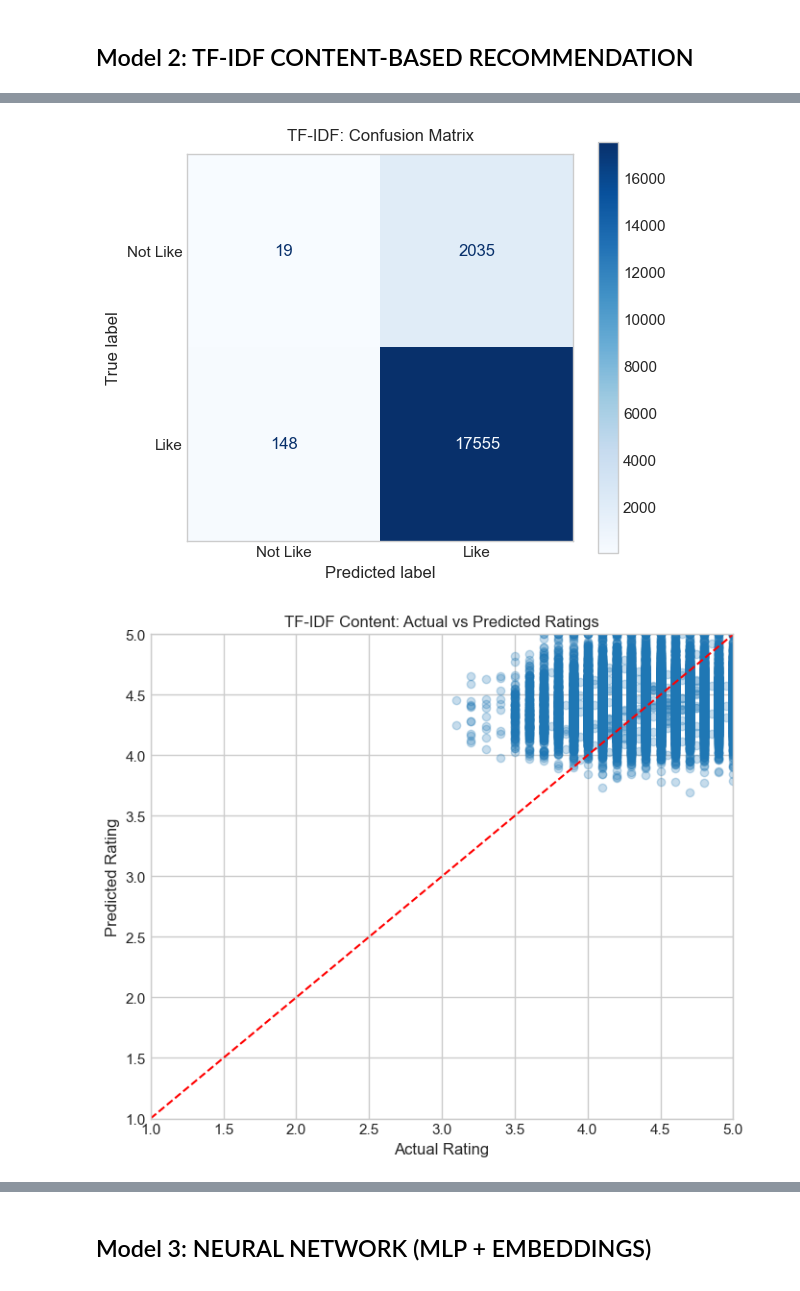
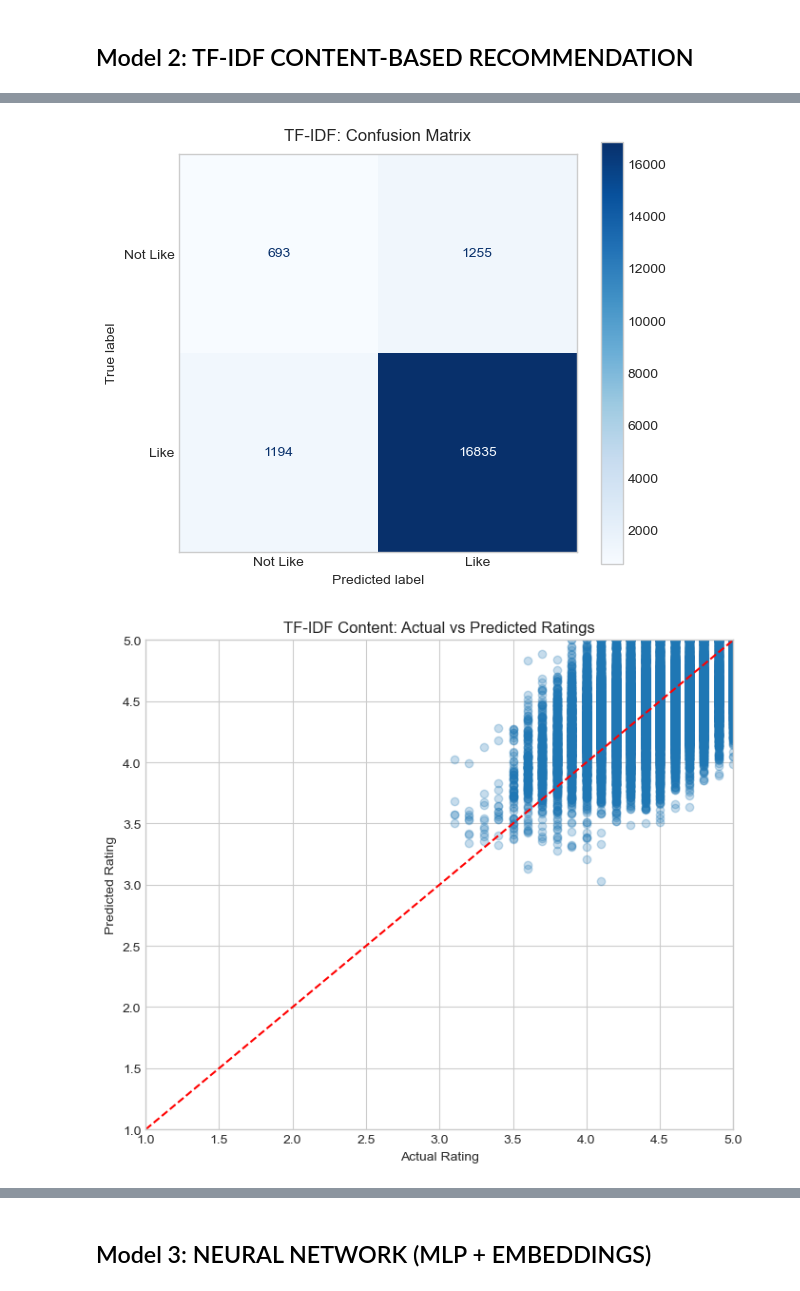
Before and after one commit to zjunhui179-art/TravelAI, a Jupyter notebook: Tourism Recommender System.ipynb, the cells around one changed output, grey strips where cells are left out. Cells and saved outputs as stored; diff of their text form; code cells hidden in the pictures.

```diff
--- a/Tourism Recommender System.ipynb
+++ b/Tourism Recommender System.ipynb
@@ -1309,7 +1308,16 @@ user_means = np.divide(
     where=user_counts > 0,
 )
 
-pred_content_matrix = user_means[:, None] + (
+# Calculate item popularity/quality strictly from training data
+item_means = train_df.groupby('item_idx')['rating'].mean()
+global_train_mean = train_df['rating'].mean()
+
+# Create a quality bias array (default to global mean if item has no training ratings)
+item_bias = np.array([item_means.get(i, global_train_mean) for i in range(n_items)])
+item_bias_centered = item_bias - global_train_mean
+
+# Inject the item quality bias into the content prediction
+pred_content_matrix = user_means[:, None] + item_bias_centered + (
     content_sim_matrix - content_sim_matrix.mean(axis=1, keepdims=True)
 ) * 1.5
 
@@ -1624,5 +1632,5 @@ Class F1-Score = 0.9415
-[figure, old version]
+[figure, new version]
-[figure, old version]
+[figure, new version]
 ------------------------------------------------------------
 TF-IDF CONTENT TOP-5 RECOMMENDATION EVALUATION
 ------------------------------------------------------------
```
Also changed, not shown: parts of 33 cells of this notebook, 1 other file.
